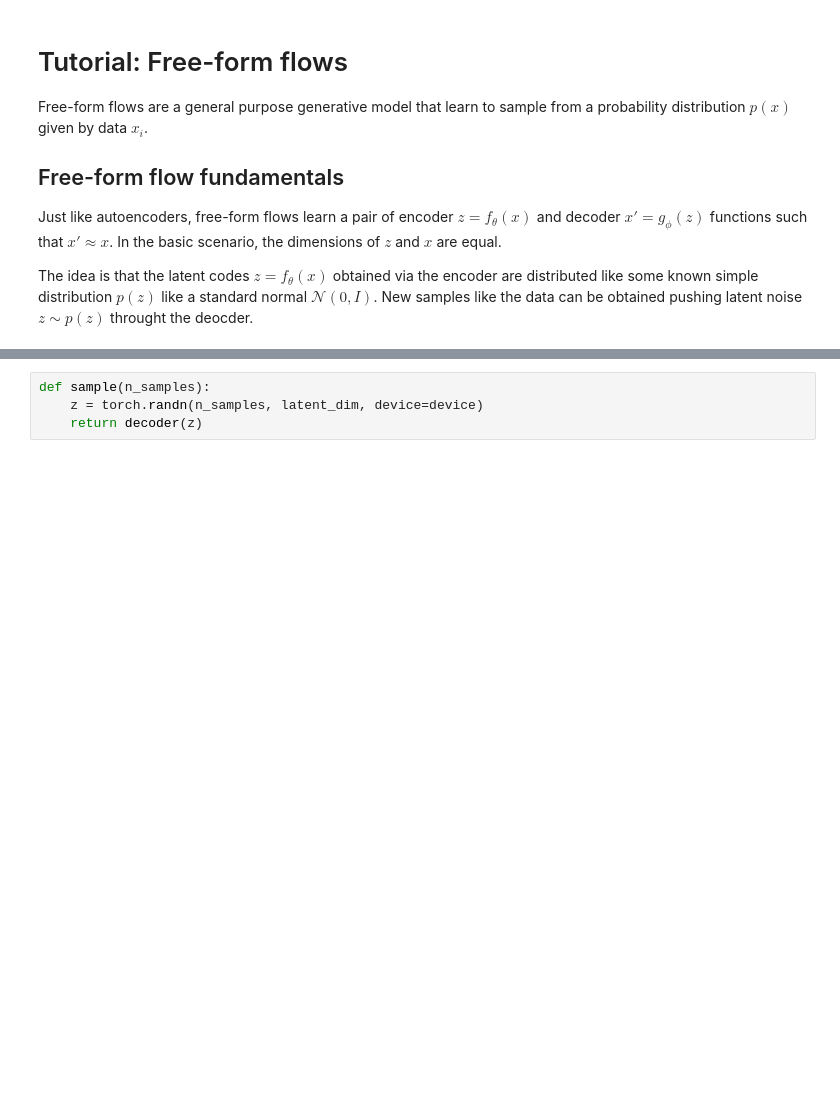
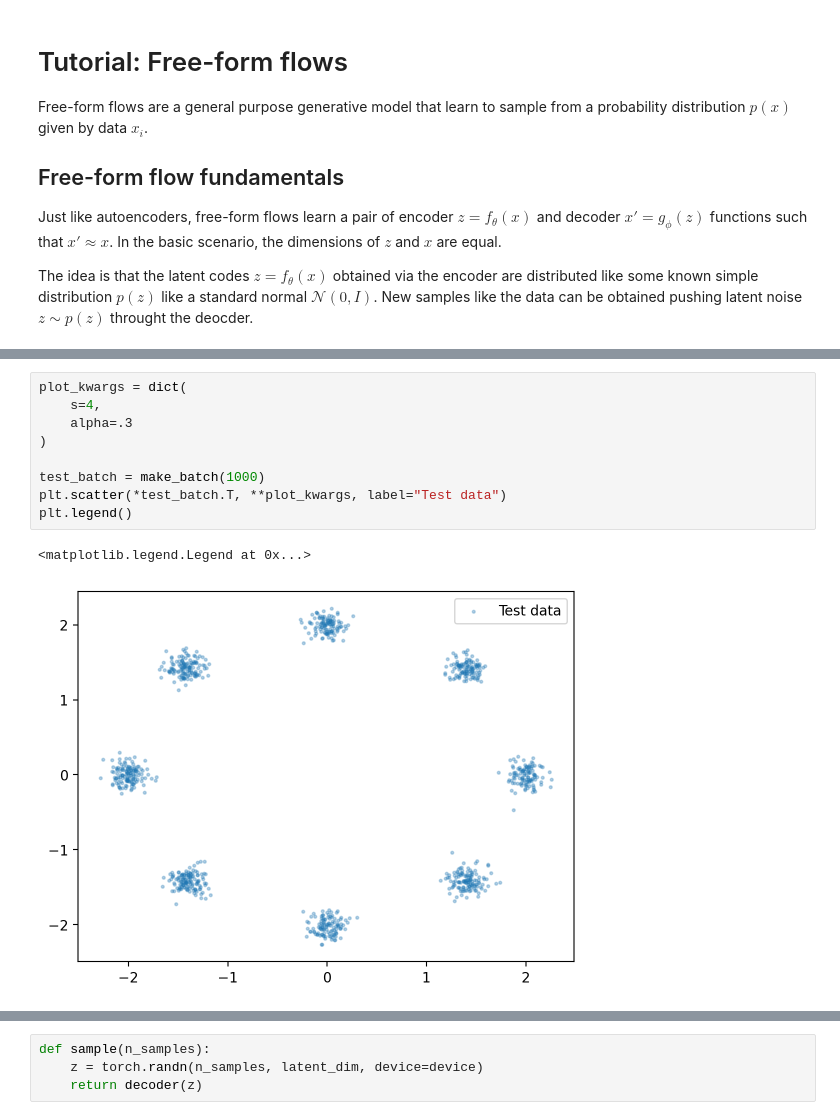
Before and after one commit to vislearn/FFF, a Jupyter notebook: toy-example.ipynb, the cells around one changed output, grey strips where cells are left out. Saved outputs shown, nothing was run; the diff lists cells and outputs as text; blank space fills up the shorter version.

```diff
--- a/toy-example.ipynb
+++ b/toy-example.ipynb
@@ -16,0 +35,12 @@ import matplotlib.pyplot as plt
+# %%
+plot_kwargs = dict(
+    s=4,
+    alpha=.3
+)
+
+test_batch = make_batch(1000)
+plt.scatter(*test_batch.T, **plot_kwargs, label="Test data")
+plt.legend()
+# %% [output]
+<matplotlib.legend.Legend at 0x...>
+[figure, added]
```
Also changed, not shown: parts of 6 cells of this notebook.
